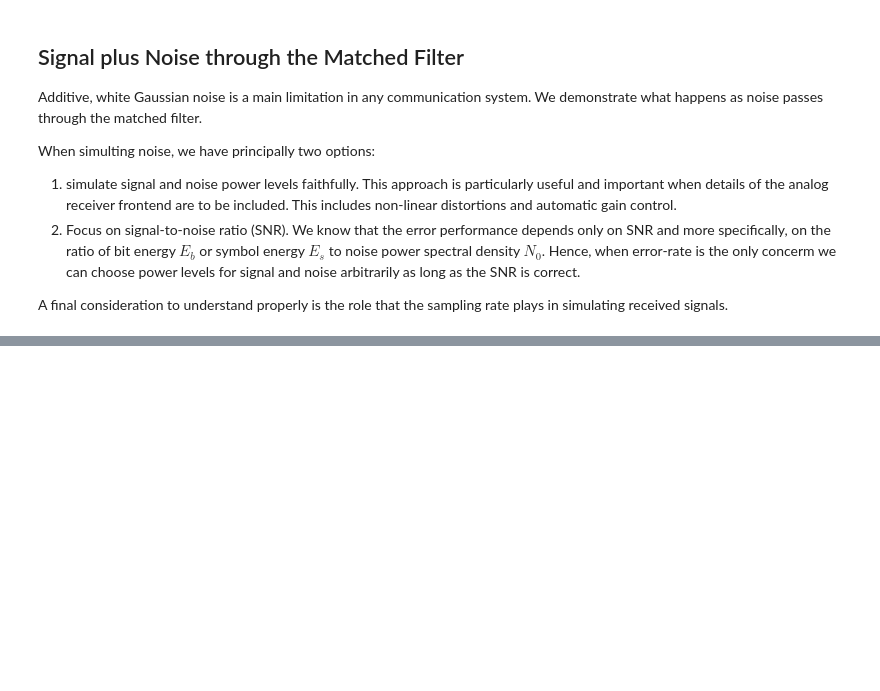
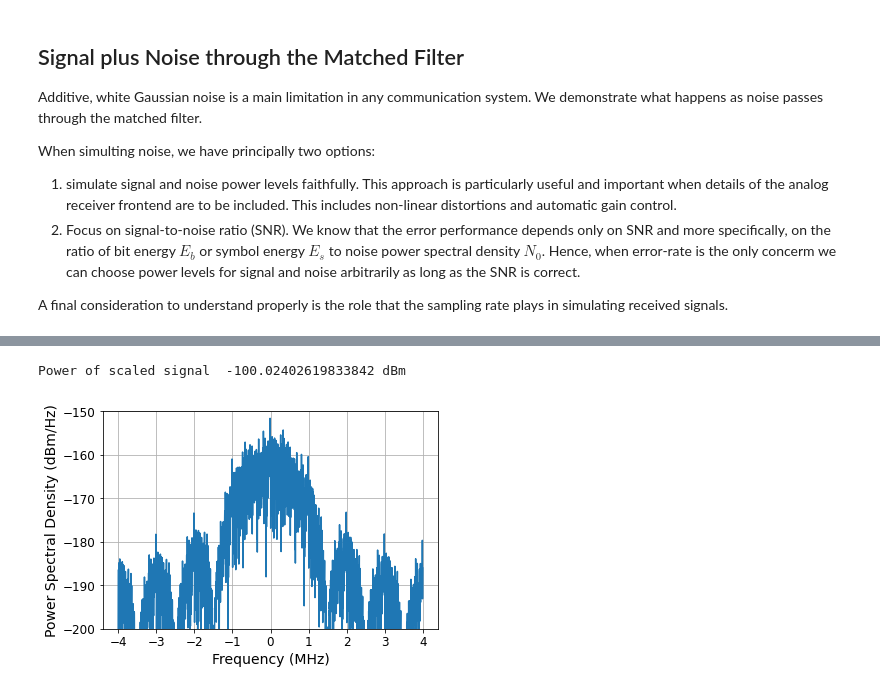
Before and after one commit to bepepa/digital_comms, a Jupyter notebook: 020_matched_filter.ipynb, the cells around one changed output, grey strips where cells are left out. Drawn from its saved outputs; the diff is of its cells as text; code cells hidden in the pictures; blank space fills up the shorter version.

```diff
--- a/020_matched_filter.ipynb
+++ b/020_matched_filter.ipynb
@@ -282,0 +319,43 @@ A final consideration to understand properly is the role that the sampling rate
+# %%
+# generate signal
+N = 256   # number of symbols
+A = np.array([1+1j, 1-1j, -1+1j, -1-1j])  # define a QPSK constellation
+sym =  random_symbols(A, N)
+
+ss = pulse_shape(sym, pp, fsT)
+
+# normalize to unit power
+ss_pwr = np.mean(ss * ss.conj()).real
+ss = ss/np.sqrt(ss_pwr)
+
+# scale to desired power level
+ss = np.sqrt(Pr) * ss
+
+print("Power of scaled signal ", 10*np.log10(np.var(ss)), "dBm")
+# %% [output]
+Power of scaled signal  -100.02402619833842 dBm
+# %%
+# plot PSD
+Ns = N*fsT   #number of samples
+# first compute the FFT, scaled by sqrt(N) to make it a unitary transform
+SS = np.fft.fftshift(np.fft.fft(ss, Ns))/np.sqrt(Ns)
+
+# then take magnitude squared and dived by fs to produce a PSD
+PSD = np.abs(SS)**2 / fs
+
+# frequency axis
+ff = (np.arange(Ns) - Ns//2)*fs/(Ns)
+
+# plot
+plt.plot(ff/1e6, 10*np.log10(PSD))
+plt.grid()
+
+plt.ylim([-200,-150])
+#plt.xlim([-0.1/2, 0.1/2])
+
+plt.xlabel('Frequency (MHz)')
+plt.ylabel('Power Spectral Density (dBm/Hz)')
+
+plt.show()
+# %% [output]
+[figure, added]
```
Also changed, not shown: parts of 17 cells of this notebook.
